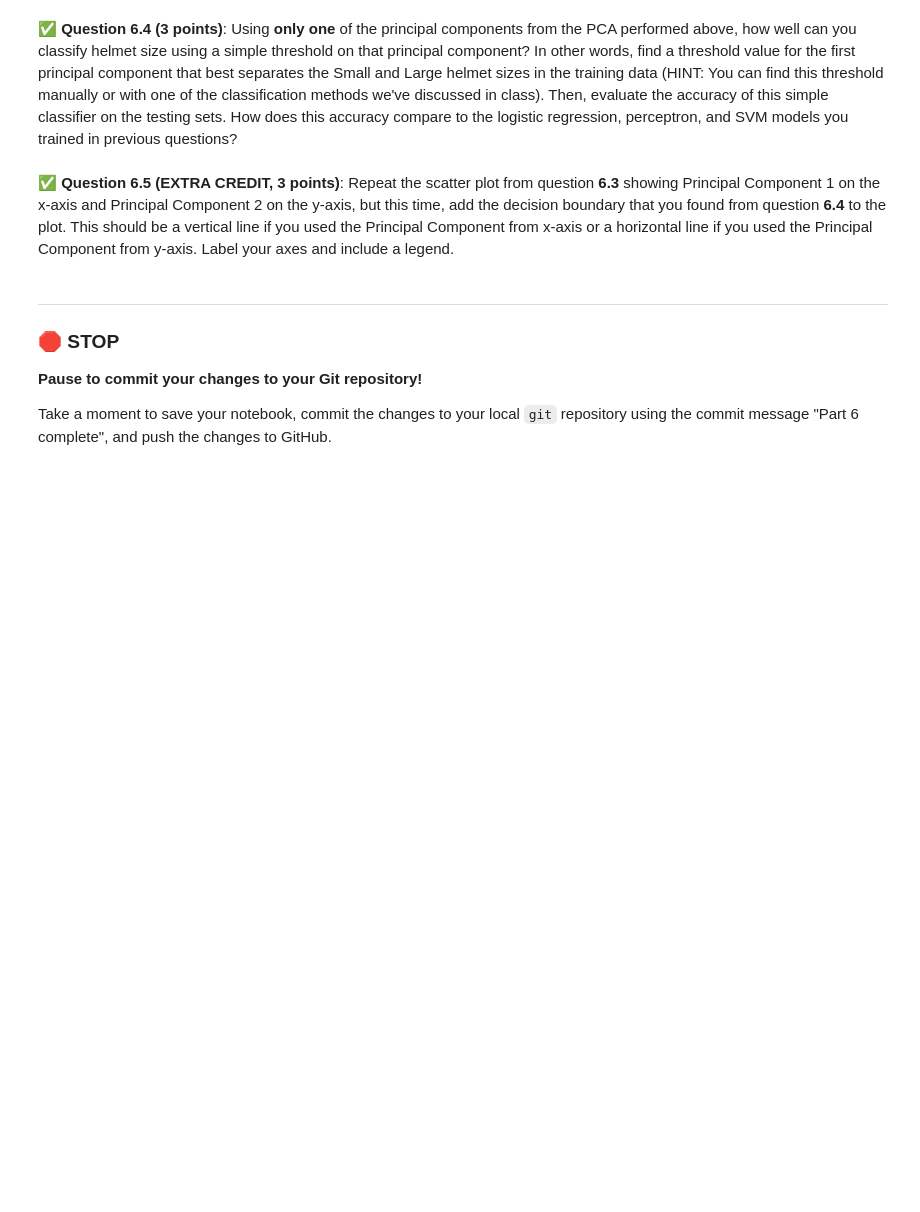
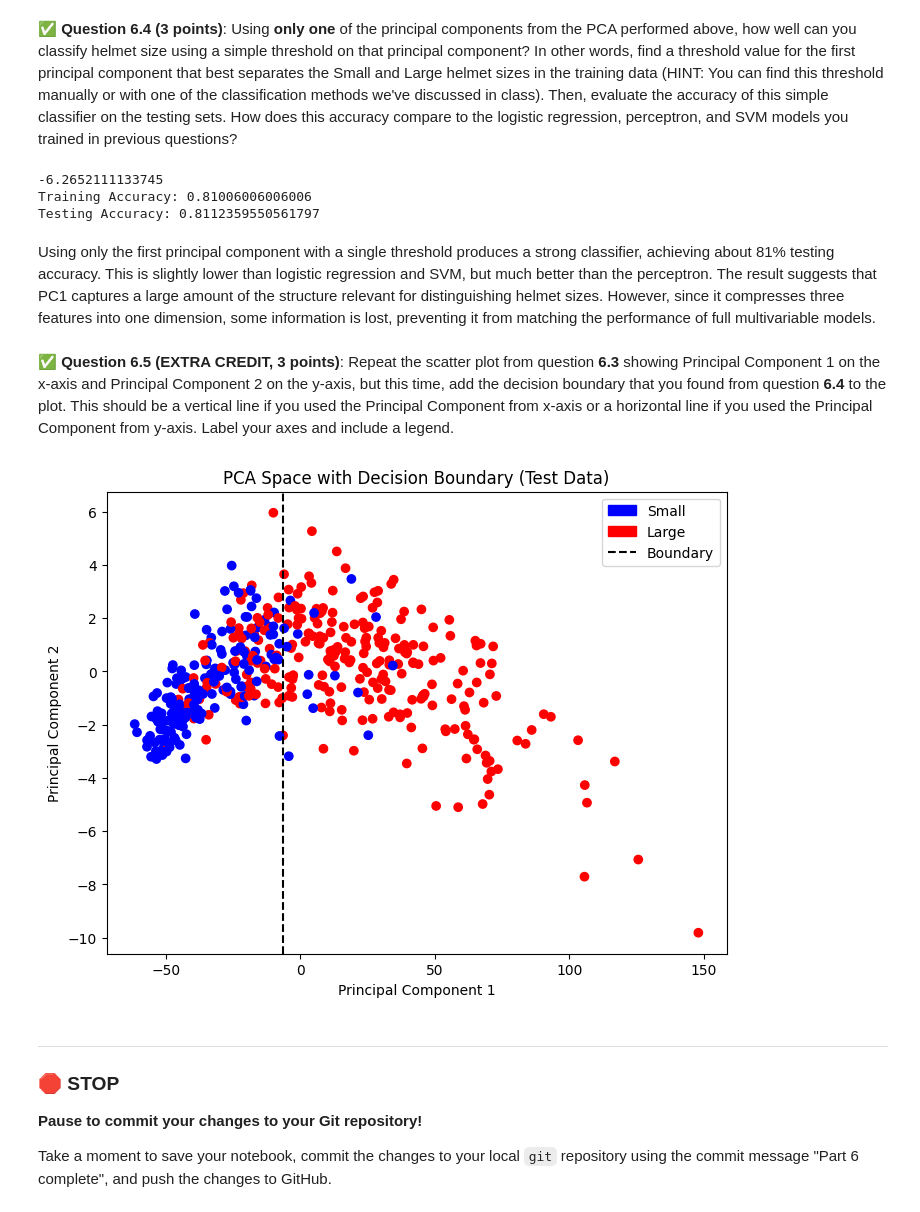
Before and after one commit to johnsje6/CMSE202-s26-turnin, a Jupyter notebook: hw-04/HW-04_RegressionClassification-STUDENT.ipynb, the cells around one changed output. Cells and saved outputs as stored; diff of their text form; code cells hidden in the pictures; blank space fills up the shorter version.

```diff
--- a/hw-04/HW-04_RegressionClassification-STUDENT.ipynb
+++ b/hw-04/HW-04_RegressionClassification-STUDENT.ipynb
@@ -576,2 +605,30 @@ Some notes:
+# %%
+# Put your code here
+pca = PCA(n_components=2)
+
+X_train_pca = pca.fit_transform(X_train)
+X_test_pca = pca.transform(X_test)
+pc1_train = X_train_pca[:, 0]
+pc1_test = X_test_pca[:, 0]
+
+small_pc1 = pc1_train[y_train.values == "Small"]
+large_pc1 = pc1_train[y_train.values == "Large"]
+threshold = (small_pc1.mean() + large_pc1.mean()) / 2
+print(threshold)
+
+train_pred = np.where(pc1_train >= threshold, "Large", "Small")
+test_pred = np.where(pc1_test >= threshold, "Large", "Small")
+
+train_acc = accuracy_score(y_train, train_pred)
+test_acc = accuracy_score(y_test, test_pred)
+
+print("Training Accuracy:", train_acc)
+print("Testing Accuracy:", test_acc)
+# %% [output]
+-6.2652111133745
+Training Accuracy: 0.81006006006006
+Testing Accuracy: 0.8112359550561797
+# %% [markdown]
+Using only the first principal component with a single threshold produces a  strong classifier, achieving about 81% testing accuracy. This is slightly lower than logistic regression and SVM, but much better than the perceptron. The result suggests that PC1 captures a large amount of the structure relevant for distinguishing helmet sizes. However, since it compresses three features into one dimension, some information is lost, preventing it from matching the performance of full multivariable models.
 # %% [markdown]
 &#9989;  **Question 6.5 (EXTRA CREDIT, 3 points)**: Repeat the scatter plot from question **6.3** showing Principal Component 1 on the x-axis and Principal Component 2 on the y-axis, but this time, add the decision boundary that you found from question **6.4** to the plot.  This should be a vertical line if you used the Principal Component from x-axis or a horizontal line if you used the Principal Component from y-axis.  Label your axes and include a legend.
@@ -580,3 +635,26 @@ Some notes:
+# %%
+# Put your code here
+pc1 = X_test_pca[:, 0]
+pc2 = X_test_pca[:, 1]
+
+colors = y_test.map({"Small": "blue", "Large": "red"})
+
+plt.figure(figsize=(8,6))
+plt.scatter(pc1, pc2, c=colors)
+plt.axvline(x=-6.2652, color="black", linestyle="--", label="Decision Boundary")
+
+plt.xlabel("Principal Component 1")
+plt.ylabel("Principal Component 2")
+plt.title("PCA Space with Decision Boundary (Test Data)")
+
+import matplotlib.patches as mpatches
+small_patch = mpatches.Patch(color="blue", label="Small")
+large_patch = mpatches.Patch(color="red", label="Large")
+plt.legend(handles=[small_patch, large_patch, plt.Line2D([], [], color="black", linestyle="--", label="Boundary")])
+
+plt.show()
+# %% [output]
+[figure, added]
 # %% [markdown]
 ---
 ### &#128721; STOP
```
Also changed, not shown: parts of 14 cells of this notebook.
